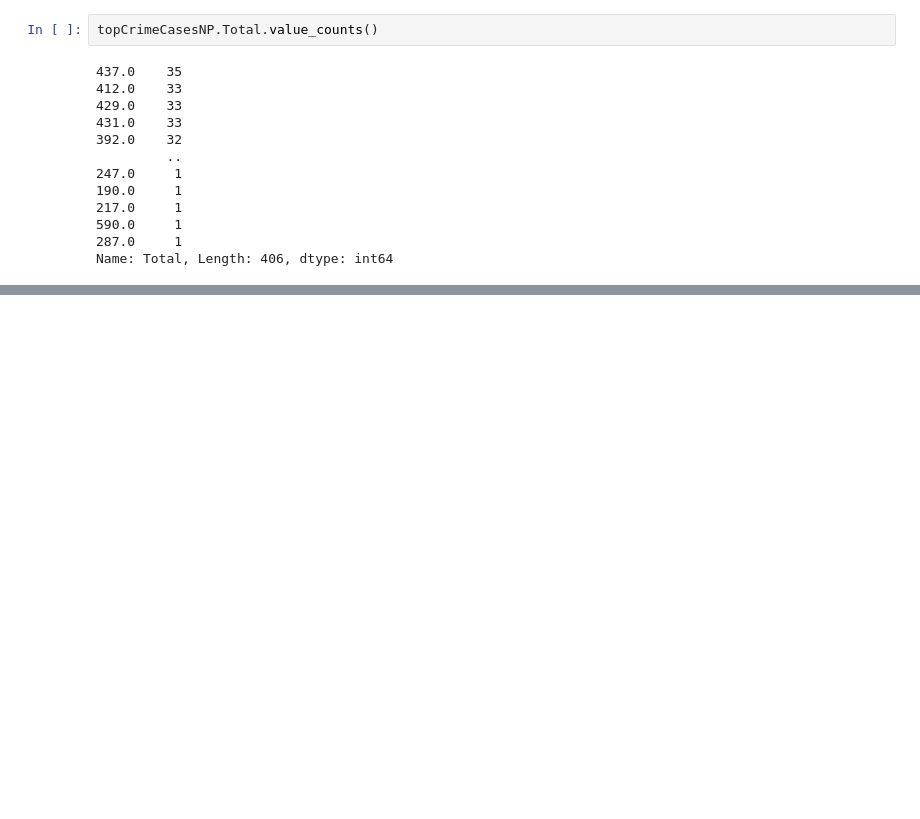
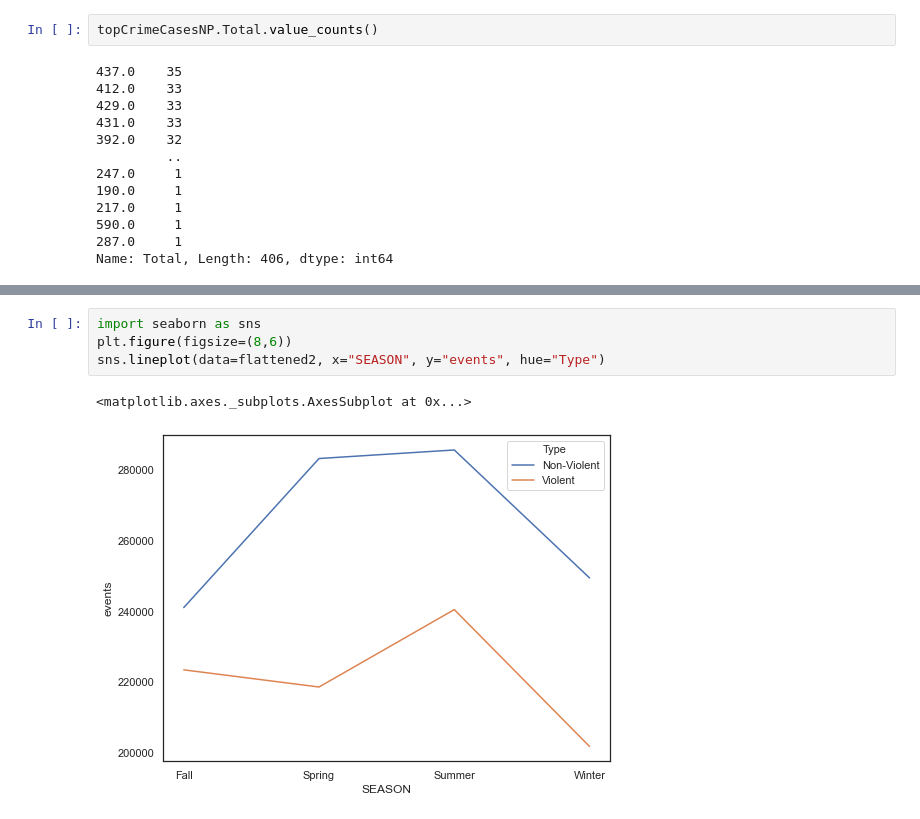
Before and after one commit to hongson6/Crime-in-Philadelphia, a Jupyter notebook: Crime/crimeDataAnalysis.ipynb, the cells around one changed output, grey strips where cells are left out. Cells and saved outputs as stored; diff of their text form; blank space fills up the shorter version.

```diff
--- a/Crime/crimeDataAnalysis.ipynb
+++ b/Crime/crimeDataAnalysis.ipynb
@@ -788,0 +864,7 @@ Name: Total, Length: 406, dtype: int64
+# %%
+import seaborn as sns
+plt.figure(figsize=(8,6))
+sns.lineplot(data=flattened2, x="SEASON", y="events", hue="Type")
+# %% [output]
+<matplotlib.axes._subplots.AxesSubplot at 0x...>
+[figure, added]
```
Also changed, not shown: parts of 21 cells of this notebook, 2 other files.
